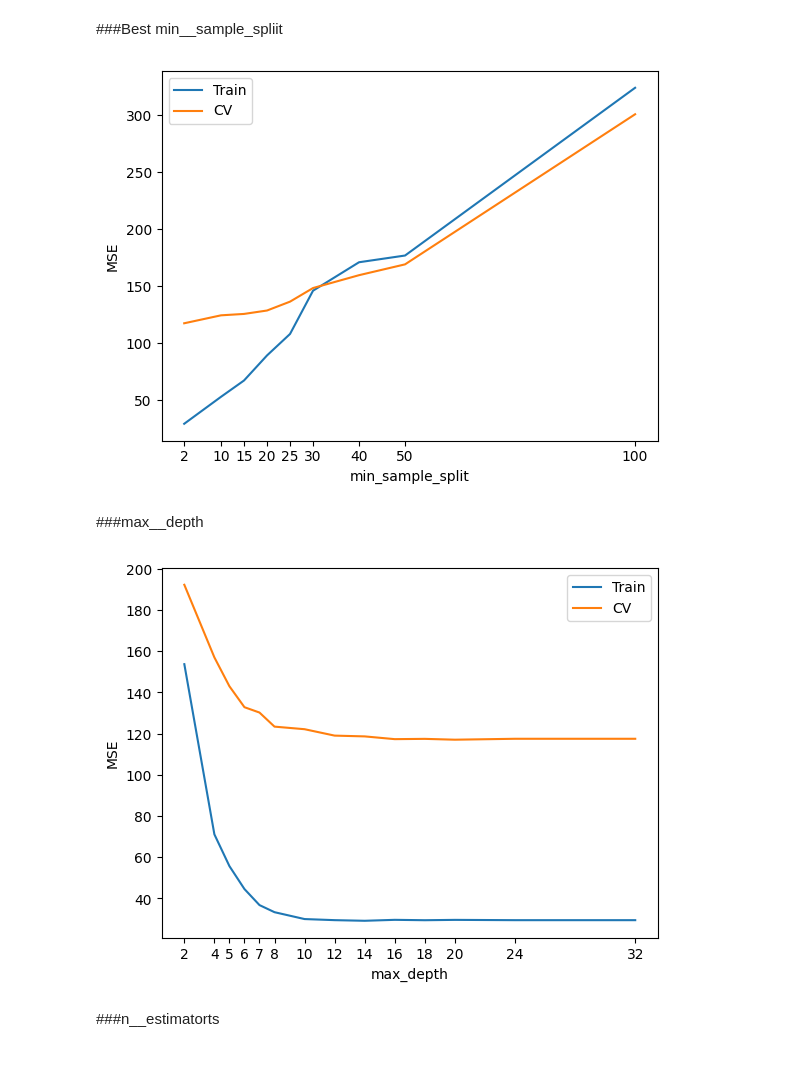
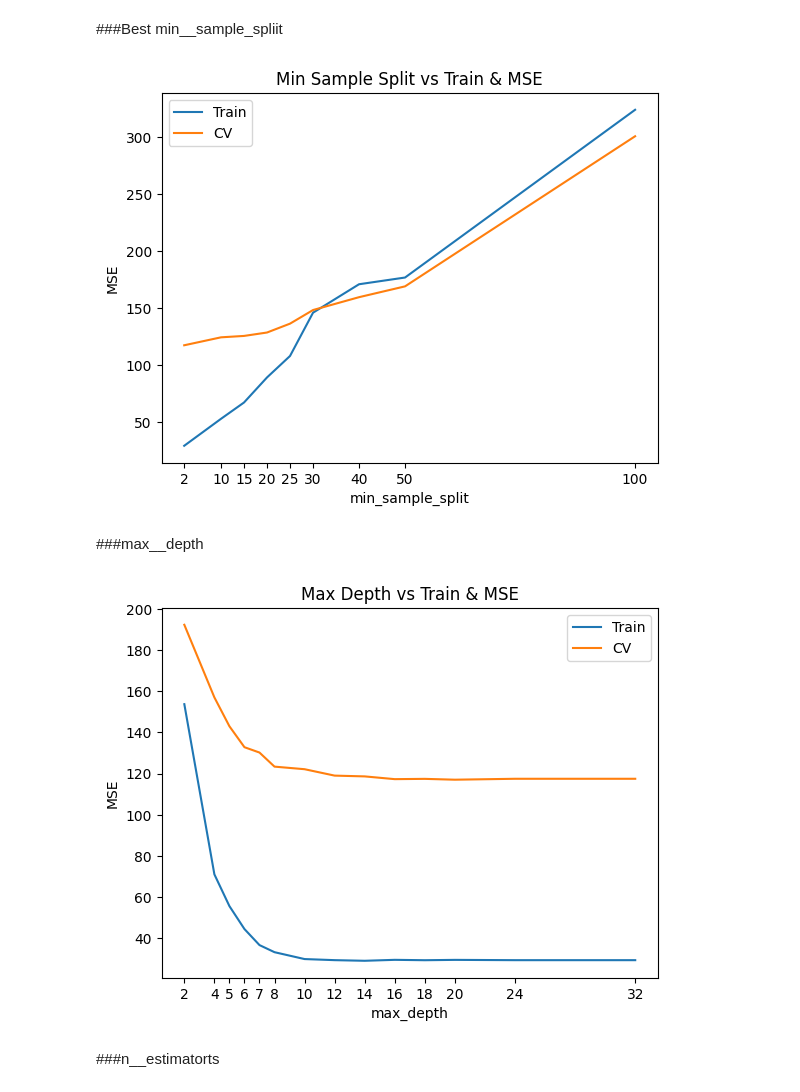
Before and after one commit to wathsan11/ML-grape-berries-hyperspectral-, a Jupyter notebook: GrapeBerriesHyperspectral.ipynb, the cells around one changed output. Saved outputs shown, nothing was run; the diff lists cells and outputs as text; code cells hidden in the pictures; blank space fills up the shorter version.

```diff
--- a/GrapeBerriesHyperspectral.ipynb
+++ b/GrapeBerriesHyperspectral.ipynb
@@ -1944,30 +1944,31 @@ n_estimators_list = [10,20,50,60,70,75,80,90,100,120,125,150,200,250,300]
 # %%
 from sklearn.ensemble import RandomForestRegressor
 from sklearn.metrics import mean_squared_error
 
 MSE_list_train = []
 MSE_list_cv = []
 
 for min_sample_split in min_samples_split_list:
     model = RandomForestRegressor(min_samples_split=min_sample_split, random_state = RANDOM_STATE).fit(x_train,y_train)
 
     yhat_train = model.predict(x_train)
     train_MSE = mean_squared_error(y_train, yhat_train) / 2
     MSE_list_train.append(train_MSE)
 
     yhat_cv = model.predict(x_cv)
     cv_MSE = mean_squared_error(y_cv, yhat_cv) / 2
     MSE_list_cv.append(cv_MSE)
 
 plt.plot(min_samples_split_list, MSE_list_train, label='Train')
 plt.plot(min_samples_split_list, MSE_list_cv, label='CV')
 plt.xticks(min_samples_split_list)
+plt.title('Min Sample Split vs Train & MSE')
 plt.xlabel('min_sample_split')
 plt.ylabel('MSE')
 plt.legend()
 plt.show()
 # %% [output]
-[figure, old version]
+[figure, new version]
 # %% [markdown]
 ###max__depth
 # %%
@@ -1990,12 +1991,13 @@ plt.plot(max_depth_list, MSE_list_cv, label="CV")
 # Filter out None for xticks, as it causes a TypeError during comparison
 display_max_depth_list = [d for d in max_depth_list if d is not None]
 plt.xticks(display_max_depth_list)
+plt.title('Max Depth vs Train & MSE')
 plt.xlabel('max_depth')
 plt.ylabel('MSE')
 plt.legend()
 plt.show()
 # %% [output]
-[figure, old version]
+[figure, new version]
 # %% [markdown]
 ###n__estimatorts
 # %%
```
Also changed, not shown: parts of 13 cells of this notebook.
